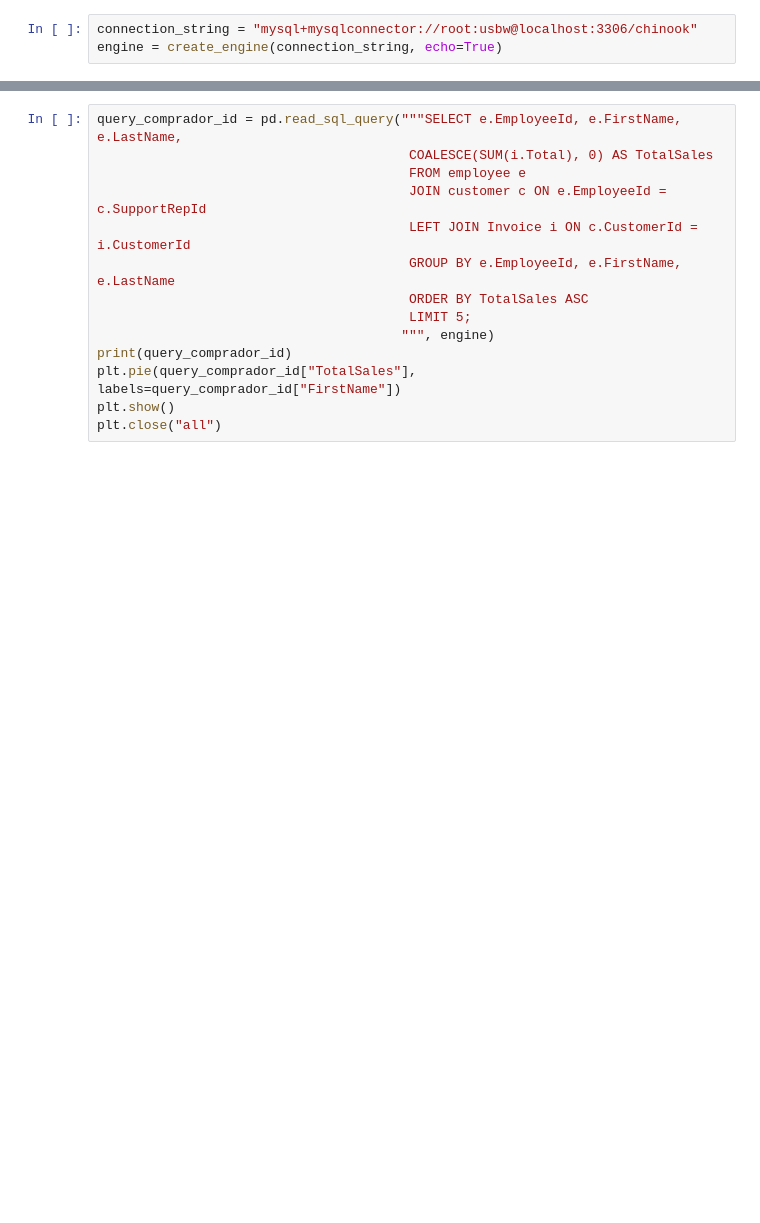
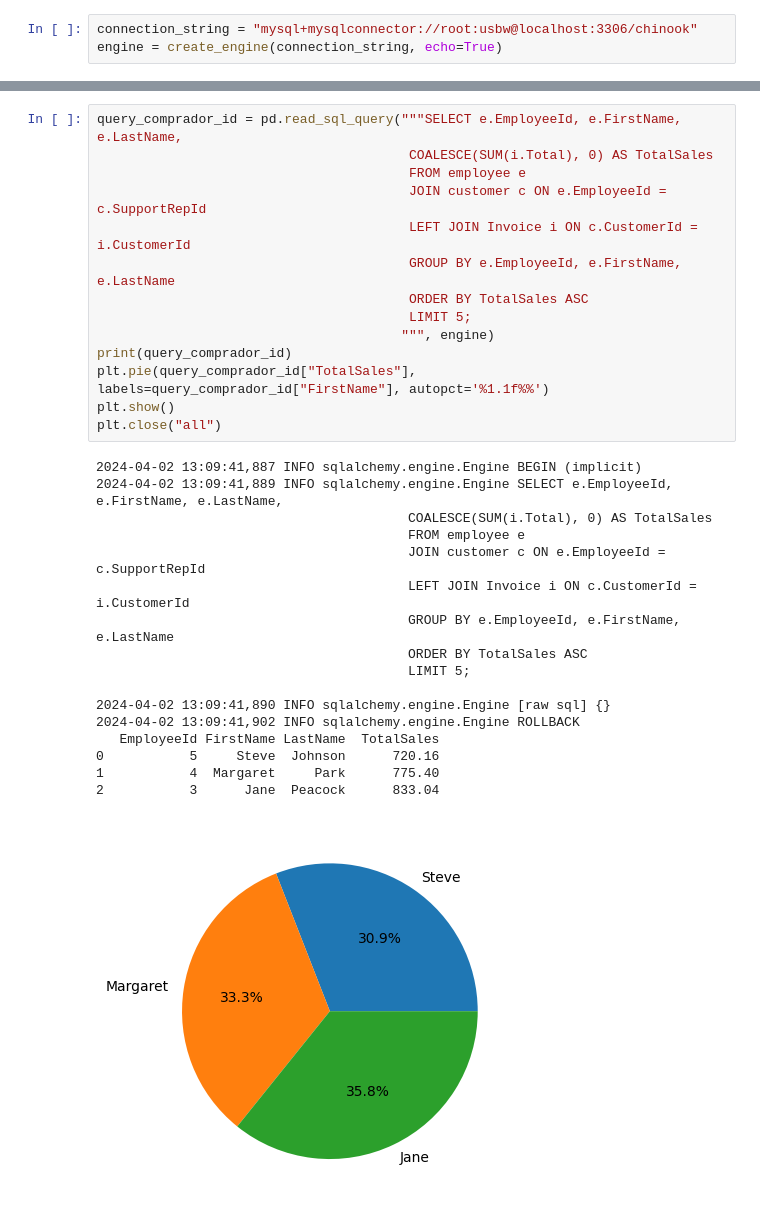
Before and after one commit to DanielHS01/BusinessChinook, a Jupyter notebook: chinookAnalisis.ipynb, the cells around one changed output, grey strips where cells are left out. Saved outputs shown, nothing was run; the diff lists cells and outputs as text; blank space fills up the shorter version.

```diff
--- a/chinookAnalisis.ipynb
+++ b/chinookAnalisis.ipynb
@@ -27,17 +46,35 @@ plt.close('all')
 # %%
 query_comprador_id = pd.read_sql_query("""SELECT e.EmployeeId, e.FirstName, e.LastName,
                                         COALESCE(SUM(i.Total), 0) AS TotalSales
                                         FROM employee e
                                         JOIN customer c ON e.EmployeeId = c.SupportRepId
                                         LEFT JOIN Invoice i ON c.CustomerId = i.CustomerId
                                         GROUP BY e.EmployeeId, e.FirstName, e.LastName
                                         ORDER BY TotalSales ASC
                                         LIMIT 5;
                                        """, engine)
 print(query_comprador_id)
-plt.pie(query_comprador_id["TotalSales"], labels=query_comprador_id["FirstName"])
+plt.pie(query_comprador_id["TotalSales"], labels=query_comprador_id["FirstName"], autopct='%1.1f%%')
 plt.show()
 plt.close("all")
+# %% [output]
+2024-04-02 13:09:41,887 INFO sqlalchemy.engine.Engine BEGIN (implicit)
+2024-04-02 13:09:41,889 INFO sqlalchemy.engine.Engine SELECT e.EmployeeId, e.FirstName, e.LastName,
+                                        COALESCE(SUM(i.Total), 0) AS TotalSales
+                                        FROM employee e
+                                        JOIN customer c ON e.EmployeeId = c.SupportRepId
+                                        LEFT JOIN Invoice i ON c.CustomerId = i.CustomerId
+                                        GROUP BY e.EmployeeId, e.FirstName, e.LastName
+                                        ORDER BY TotalSales ASC
+                                        LIMIT 5;
+
+2024-04-02 13:09:41,890 INFO sqlalchemy.engine.Engine [raw sql] {}
+2024-04-02 13:09:41,902 INFO sqlalchemy.engine.Engine ROLLBACK
+   EmployeeId FirstName LastName  TotalSales
+0           5     Steve  Johnson      720.16
+1           4  Margaret     Park      775.40
+2           3      Jane  Peacock      833.04
+[figure, added]
 # %%
 query_cliente_id = pd.read_sql_query("SELECT CustomerId FROM invoice", engine)
 querty_cliente_id = query_cliente_id.drop_duplicates()
```
Also changed, not shown: parts of 8 cells of this notebook.
